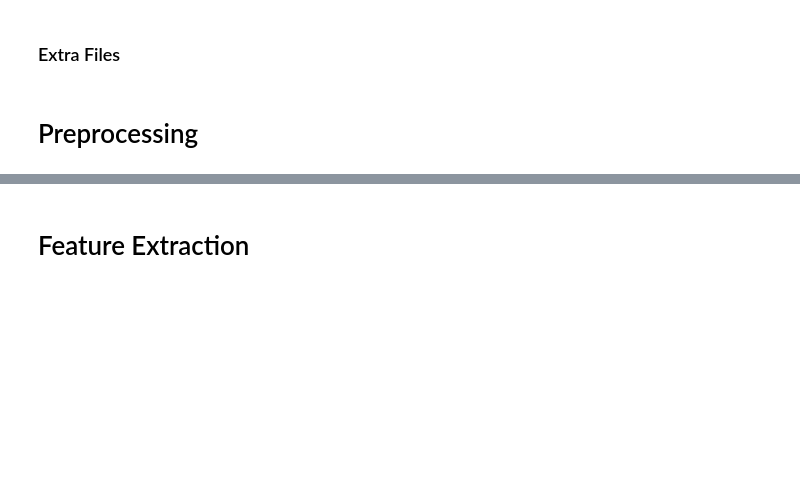
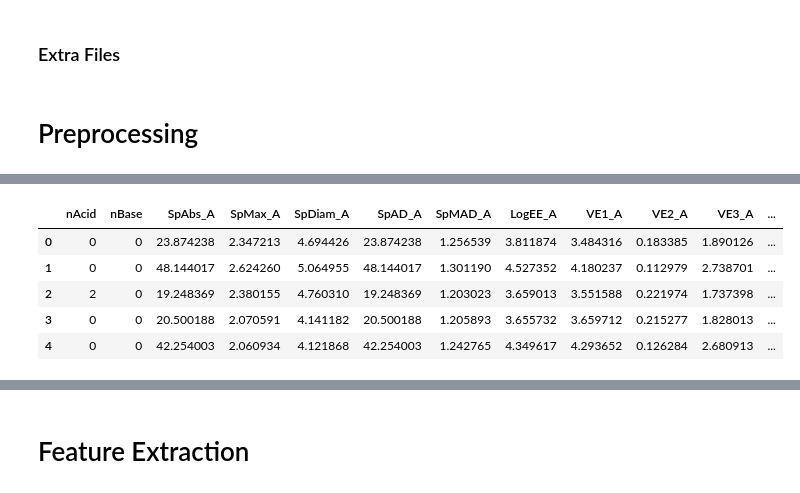
Before and after one commit to amoguscbd6969/polimer, a Jupyter notebook: baseline-copied.ipynb, the cells around one changed output, grey strips where cells are left out. Drawn from its saved outputs; the diff is of its cells as text; code cells hidden in the pictures; blank space fills up the shorter version.

```diff
--- a/baseline-copied.ipynb
+++ b/baseline-copied.ipynb
@@ -186,0 +215,9 @@ td_smiles=pd.read_csv('/kaggle/input/polymer-tg-density-excerpt/tg_density.csv')
+# %%
+tc_ds.head()
+# %% [output]
+|  | nAcid | nBase | SpAbs_A | SpMax_A | SpDiam_A | SpAD_A | SpMAD_A | LogEE_A | VE1_A | VE2_A | VE3_A | ... |
+| 0 | 0 | 0 | 23.874238 | 2.347213 | 4.694426 | 23.874238 | 1.256539 | 3.811874 | 3.484316 | 0.183385 | 1.890126 | ... |
+| 1 | 0 | 0 | 48.144017 | 2.624260 | 5.064955 | 48.144017 | 1.301190 | 4.527352 | 4.180237 | 0.112979 | 2.738701 | ... |
+| 2 | 2 | 0 | 19.248369 | 2.380155 | 4.760310 | 19.248369 | 1.203023 | 3.659013 | 3.551588 | 0.221974 | 1.737398 | ... |
+| 3 | 0 | 0 | 20.500188 | 2.070591 | 4.141182 | 20.500188 | 1.205893 | 3.655732 | 3.659712 | 0.215277 | 1.828013 | ... |
+| 4 | 0 | 0 | 42.254003 | 2.060934 | 4.121868 | 42.254003 | 1.242765 | 4.349617 | 4.293652 | 0.126284 | 2.680913 | ... |
```
Also changed, not shown: parts of 18 cells of this notebook.
